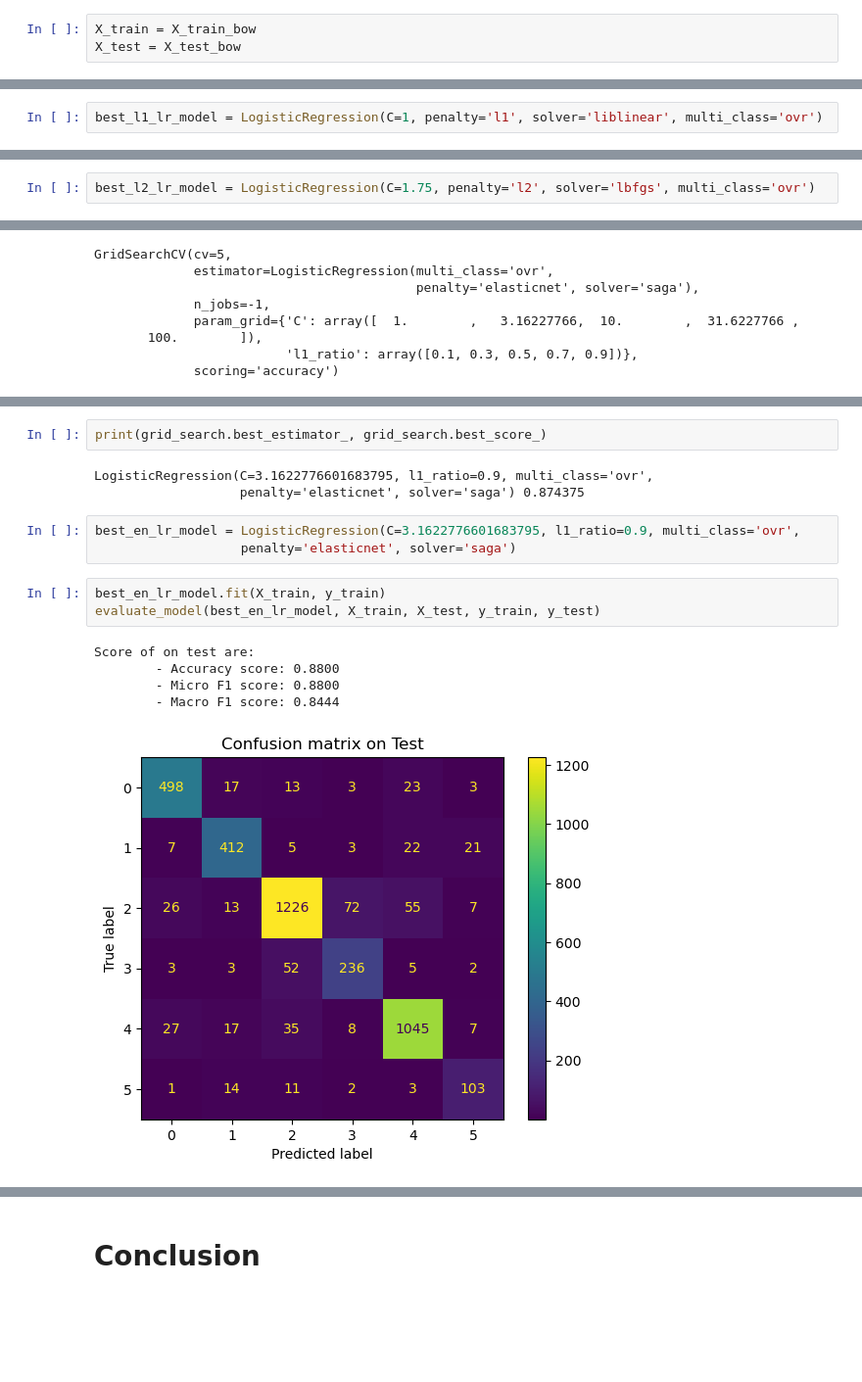
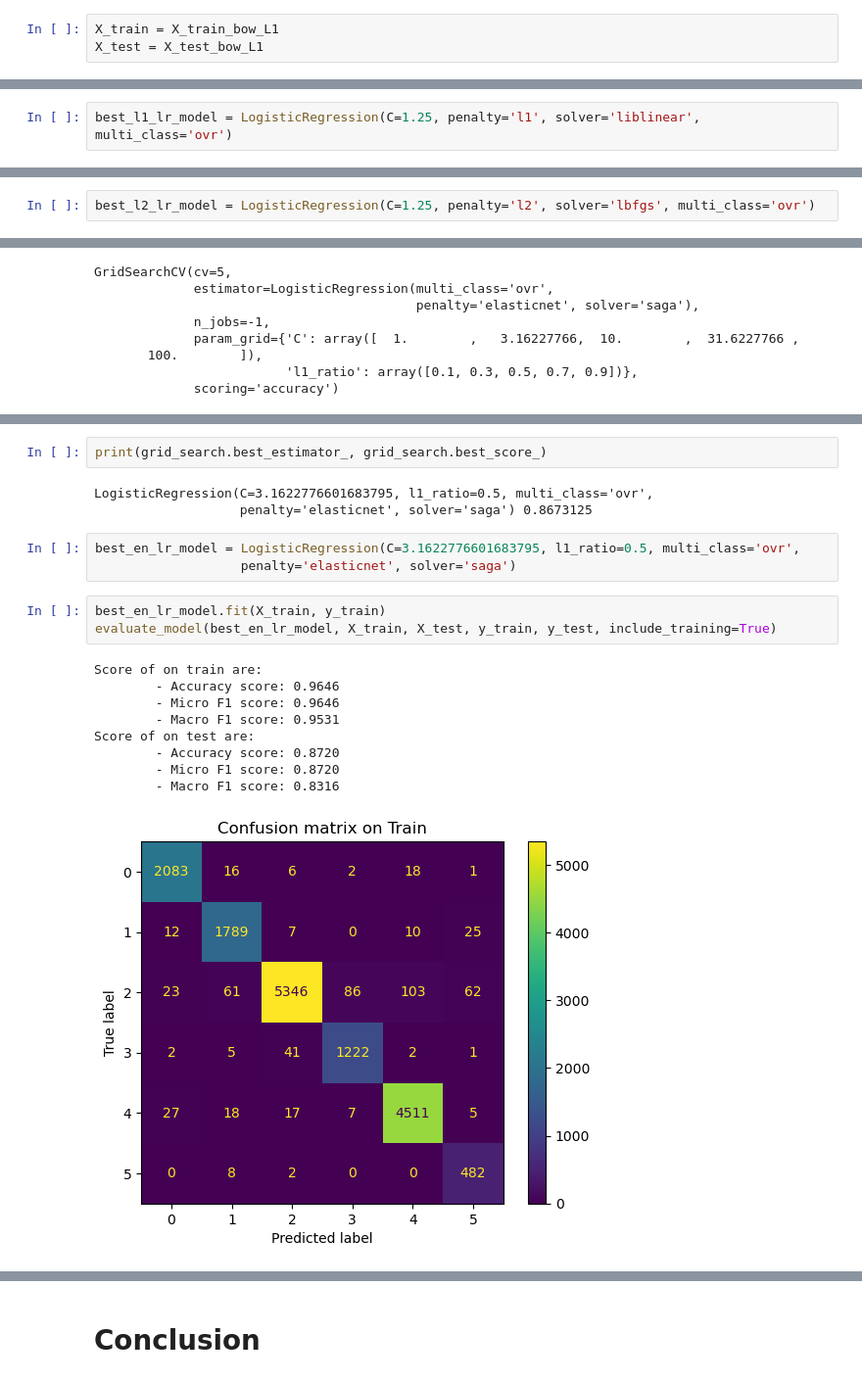
Before and after one commit to auphong2707/emotion-dectection-from-text, a Jupyter notebook: Logistic regression (OvR).ipynb, the cells around one changed output, grey strips where cells are left out. Shown: that part at 98% size. Cells and saved outputs as stored; diff of their text form; blank space fills up the shorter version.

```diff
--- a/Logistic regression (OvR).ipynb
+++ b/Logistic regression (OvR).ipynb
@@ -36,8 +36,8 @@ y_train, y_test = load_processed_data('output')
 # %% [markdown]
 Select dataset:
 # %%
-X_train = X_train_bow
-X_test = X_test_bow
+X_train = X_train_bow_L1
+X_test = X_test_bow_L1
 # %% [markdown]
 # Basic training
 # %%
@@ -158,5 +158,5 @@ We choose $C=1$ to be the best one
 # %%
-best_l1_lr_model = LogisticRegression(C=1, penalty='l1', solver='liblinear', multi_class='ovr')
+best_l1_lr_model = LogisticRegression(C=1.25, penalty='l1', solver='liblinear', multi_class='ovr')
 # %%
 best_l1_lr_model.fit(X_train, y_train)
 evaluate_model(best_l1_lr_model, X_train, X_test, y_train, y_test, include_training=True)
@@ -269,5 +269,5 @@ We choose $C=1.75$
 # %%
-best_l2_lr_model = LogisticRegression(C=1.75, penalty='l2', solver='lbfgs', multi_class='ovr')
+best_l2_lr_model = LogisticRegression(C=1.25, penalty='l2', solver='lbfgs', multi_class='ovr')
 # %%
 best_l2_lr_model.fit(X_train, y_train)
 evaluate_model(best_l2_lr_model, X_train, X_test, y_train, y_test, include_training=True)
@@ -371,17 +386,21 @@ print(df)
 # %%
 print(grid_search.best_estimator_, grid_search.best_score_)
 # %% [output]
-LogisticRegression(C=3.1622776601683795, l1_ratio=0.9, multi_class='ovr',
-                   penalty='elasticnet', solver='saga') 0.874375
+LogisticRegression(C=3.1622776601683795, l1_ratio=0.5, multi_class='ovr',
+                   penalty='elasticnet', solver='saga') 0.8673125
 # %%
-best_en_lr_model = LogisticRegression(C=3.1622776601683795, l1_ratio=0.9, multi_class='ovr',
+best_en_lr_model = LogisticRegression(C=3.1622776601683795, l1_ratio=0.5, multi_class='ovr',
                    penalty='elasticnet', solver='saga')
 # %%
 best_en_lr_model.fit(X_train, y_train)
-evaluate_model(best_en_lr_model, X_train, X_test, y_train, y_test)
+evaluate_model(best_en_lr_model, X_train, X_test, y_train, y_test, include_training=True)
 # %% [output]
+Score of on train are:
+        - Accuracy score: 0.9646
+        - Micro F1 score: 0.9646
+        - Macro F1 score: 0.9531
 Score of on test are:
-        - Accuracy score: 0.8800
-        - Micro F1 score: 0.8800
-        - Macro F1 score: 0.8444
+        - Accuracy score: 0.8720
+        - Micro F1 score: 0.8720
+        - Macro F1 score: 0.8316
-[figure, old version]
+[figure, new version]
```
Also changed, not shown: parts of 17 cells of this notebook, 2 other files.
